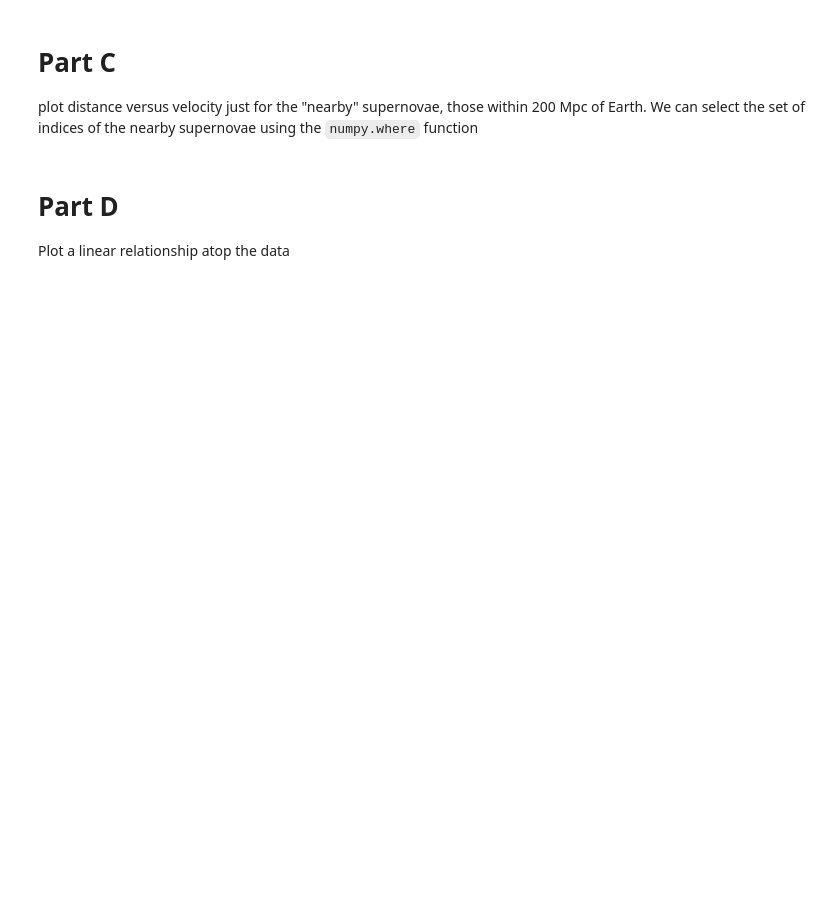
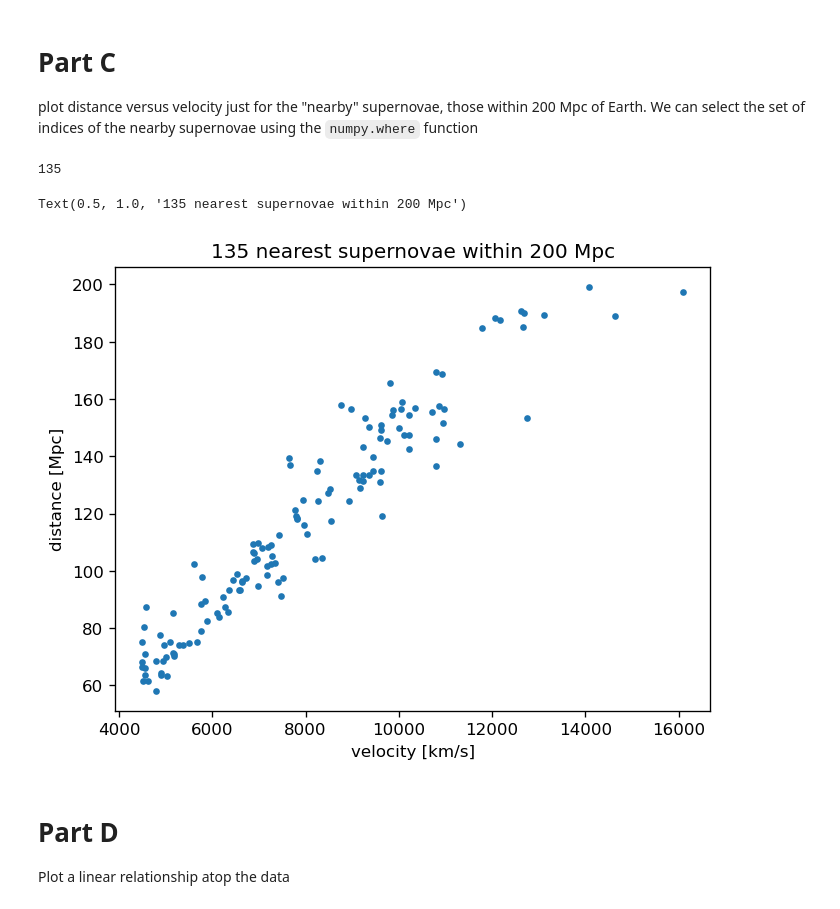
Before and after one commit to jaymotka/400B_2023_motka, a Jupyter notebook: Labs/Lab13/Lab13.ipynb, the cells around one changed output. Cells and saved outputs as stored; diff of their text form; code cells hidden in the pictures; blank space fills up the shorter version.

```diff
--- a/Labs/Lab13/Lab13.ipynb
+++ b/Labs/Lab13/Lab13.ipynb
@@ -132,21 +153,29 @@ Now let's form an actual distance in mega-parsecs (Mpc) from the distance modulu
 plot distance versus velocity just for the "nearby" supernovae, those within 200 Mpc of Earth. We can select the set of indices of the nearby supernovae using the `numpy.where` function
 # %%
 # Create an index for the nearby supernovae
+near = np.where(LD.value<200)
 # %%
 # get the number of nearby supernovae
+nNear = len(near[0])
+print(nNear)
+# %% [output]
+135
 # %%
 # Plot the Luminosity Distance vs. Recessional Speed for all nearby Supernovae
 
 plt.rcParams["figure.dpi"] = 120
 
 # Fill this in
-# plt.plot(##, ## ,'.')
+plt.plot(VR[near], LD[near],'.')
 
 plt.xlabel('velocity [km/s]')
 plt.ylabel('distance [Mpc]')
 
 # Fill this in :   Add a relevant title
-# plt.title(f"{ ### } nearest supernovae within 200 Mpc")
+plt.title(f"{nNear} nearest supernovae within 200 Mpc")
+# %% [output]
+Text(0.5, 1.0, '135 nearest supernovae within 200 Mpc')
+[figure, added]
 # %% [markdown]
 # Part D
 
```
Also changed, not shown: parts of 21 cells of this notebook, 8 other files.
